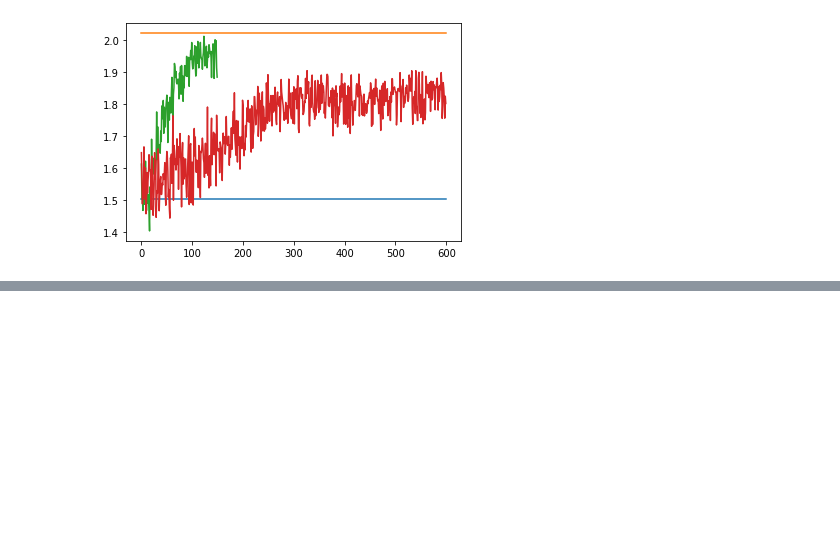
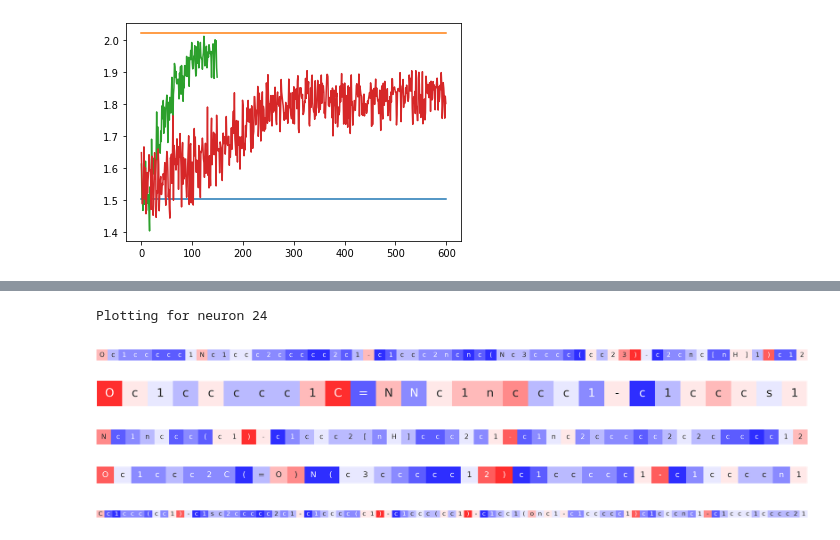
Before and after one commit to bbrighttaer/irelease, a Jupyter notebook: proj/notebooks/logp.ipynb, the cells around one changed output, grey strips where cells are left out. Saved outputs shown, nothing was run; the diff lists cells and outputs as text; code cells hidden in the pictures; blank space fills up the shorter version.

```diff
--- a/proj/notebooks/logp.ipynb
+++ b/proj/notebooks/logp.ipynb
@@ -86,0 +167,23 @@ plt.show()
+# %%
+def plot_heatmap(smiles_list, logits, neuron=None):
+    if neuron is None:
+        neuron = np.random.randint(logits.shape[-1])
+    print(f'Plotting for neuron {neuron}')
+    for i, smiles in enumerate(smiles_list):
+#         print(smiles)
+        arr = logits[:len(smiles), i, neuron].reshape(1, len(smiles))
+        chars = np.array([c for c in smiles]).reshape(1,-1)
+        fig = plt.figure(figsize=(200,4))
+        sns.heatmap(arr, annot=chars, fmt='', cbar=False,
+                    cmap=sns.color_palette("bwr", 10), annot_kws={'size':100, 'fontweight':'normal'},
+                   xticklabels=False, yticklabels=False, square=True)
+        plt.show()
+# %%
+plot_heatmap(ppo_samples[:5], ppo_samples_logits[:,:5,:])
+# %% [output]
+Plotting for neuron 24
+[figure, added]
+[figure, added]
+[figure, added]
+[figure, added]
+[figure, added]
```
Also changed, not shown: parts of 36 cells of this notebook, 4 other files.
